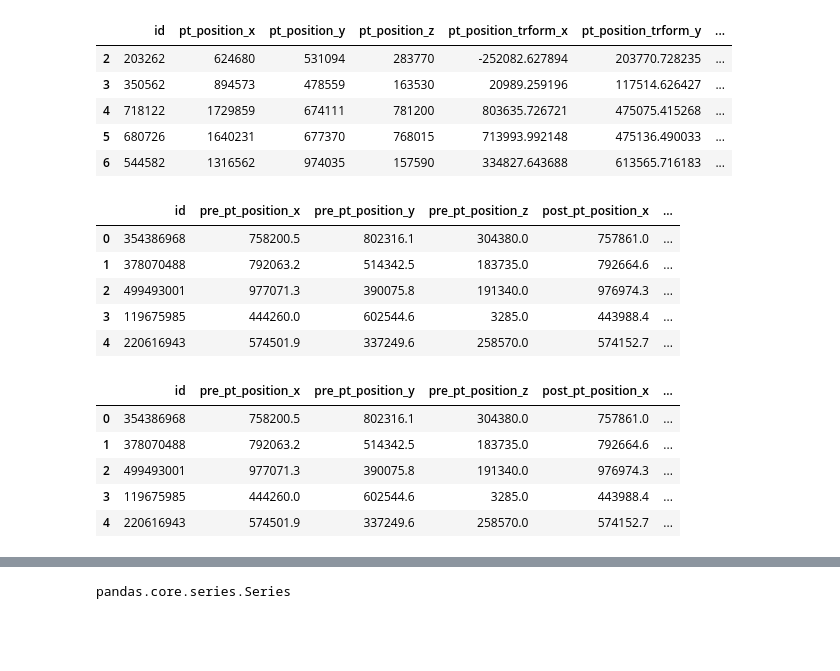
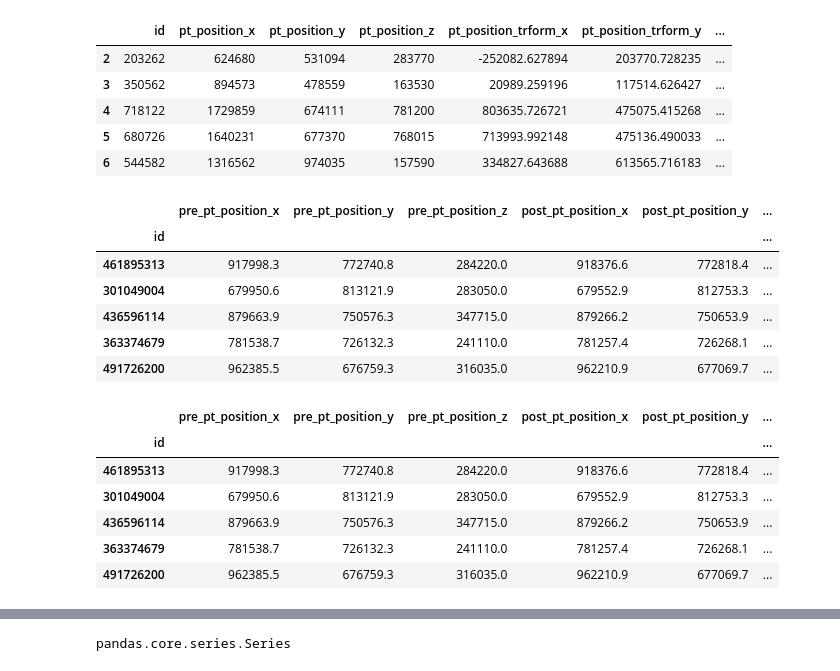
Before and after one commit to timkimd/connectomics, a Jupyter notebook: code/notebooks/grace_structure_final.ipynb, the cells around one changed output, grey strips where cells are left out. Cells and saved outputs as stored; diff of their text form; code cells hidden in the pictures; blank space fills up the shorter version.

```diff
--- a/code/notebooks/grace_structure_final.ipynb
+++ b/code/notebooks/grace_structure_final.ipynb
@@ -58,0 +64,10 @@ from data_io import _get_data_dir
+# %%
+# Loads cells with axon and dendrite proofreading
+dendrite_proof_root_ids = np.load(
+    pjoin(data_dir, f"proofread_dendrite_list_{mat_version}.npy")
+)
+axon_proof_root_ids = np.load(pjoin(data_dir, f"proofread_axon_list_{mat_version}.npy"))
+
+proofread_ids = np.intersect1d(dendrite_proof_root_ids, axon_proof_root_ids)
+
+proofread_ids
@@ -81,0 +102,11 @@ layer_bounds = [
+# %%
+# filter synapses between proofread cells
+
+proof_syn_df = filter_synapse_table(syn_df, proofread_ids, proofread_ids)
+
+# we're going to copy proof_syn_df to avoid modifying the original DataFrame -
+# pandas will often yell at you if you try to modify a DataFrame that is a view of
+# another DataFrame
+proof_syn_df = proof_syn_df.copy()
+
+proof_syn_df.head()
@@ -82 +121,15 @@ layer_bounds = [
+# %%
+# Mark proofread neurons in the synapse dataframe so we can filter out everything else for connectivity analysis
+proof_syn_df["pre_proofread"] = proof_syn_df["pre_pt_root_id"].isin(proofread_ids)
+proof_syn_df["post_proofread"] = proof_syn_df["post_pt_root_id"].isin(proofread_ids)
+
+# These are approximate depth values in post-transformed microns for the pial surface, L1-L2/3 border, L2/3-L4 border, etc. down to the L6-wm border.
+layer_bounds = [
+    -15,
+    91,
+    261,
+    391,
+    537,
+    753,
+]
 # %%
@@ -109,18 +165,19 @@ ct_df.head(5)
 | 6 | 544582 | 1316562 | 974035 | 157590 | 334827.643688 | 613565.716183 | ... |
 # %%
 # Add the synapse depth in consistent coordinates
-syn_df["synapse_depth"] = v1dd_ds.transform_nm.apply_dataframe(
-    "ctr_pt_position", syn_df, projection="y"
+proof_syn_df["synapse_depth"] = v1dd_ds.transform_nm.apply_dataframe(
+    "ctr_pt_position", proof_syn_df, projection="y"
 )
 
-syn_df.head(5)
+proof_syn_df.head(5)
 # %% [output]
-|  | id | pre_pt_position_x | pre_pt_position_y | pre_pt_position_z | post_pt_position_x | ... |
-| 0 | 354386968 | 758200.5 | 802316.1 | 304380.0 | 757861.0 | ... |
-| 1 | 378070488 | 792063.2 | 514342.5 | 183735.0 | 792664.6 | ... |
-| 2 | 499493001 | 977071.3 | 390075.8 | 191340.0 | 976974.3 | ... |
-| 3 | 119675985 | 444260.0 | 602544.6 | 3285.0 | 443988.4 | ... |
-| 4 | 220616943 | 574501.9 | 337249.6 | 258570.0 | 574152.7 | ... |
+|  | pre_pt_position_x | pre_pt_position_y | pre_pt_position_z | post_pt_position_x | post_pt_position_y | ... |
+| id |  |  |  |  |  | ... |
+| 461895313 | 917998.3 | 772740.8 | 284220.0 | 918376.6 | 772818.4 | ... |
+| 301049004 | 679950.6 | 813121.9 | 283050.0 | 679552.9 | 812753.3 | ... |
+| 436596114 | 879663.9 | 750576.3 | 347715.0 | 879266.2 | 750653.9 | ... |
+| 363374679 | 781538.7 | 726132.3 | 241110.0 | 781257.4 | 726268.1 | ... |
+| 491726200 | 962385.5 | 676759.3 | 316035.0 | 962210.9 | 677069.7 | ... |
 # %%
 # add the postsynaptic euclidean distance from the presynaptic cell/neuron
 
@@ -176,15 +233,16 @@ def calculate_euclidean_distance(df, x1_col, y1_col, z1_col, x2_col, y2_col, z2_
     return df
 # %%
 # copy the synapses dataframe
-syn_df_ecldn = syn_df.copy()
+syn_df_ecldn = proof_syn_df.copy()
 syn_df_ecldn.head(5)
 # %% [output]
-|  | id | pre_pt_position_x | pre_pt_position_y | pre_pt_position_z | post_pt_position_x | ... |
-| 0 | 354386968 | 758200.5 | 802316.1 | 304380.0 | 757861.0 | ... |
-| 1 | 378070488 | 792063.2 | 514342.5 | 183735.0 | 792664.6 | ... |
-| 2 | 499493001 | 977071.3 | 390075.8 | 191340.0 | 976974.3 | ... |
-| 3 | 119675985 | 444260.0 | 602544.6 | 3285.0 | 443988.4 | ... |
-| 4 | 220616943 | 574501.9 | 337249.6 | 258570.0 | 574152.7 | ... |
+|  | pre_pt_position_x | pre_pt_position_y | pre_pt_position_z | post_pt_position_x | post_pt_position_y | ... |
+| id |  |  |  |  |  | ... |
+| 461895313 | 917998.3 | 772740.8 | 284220.0 | 918376.6 | 772818.4 | ... |
+| 301049004 | 679950.6 | 813121.9 | 283050.0 | 679552.9 | 812753.3 | ... |
+| 436596114 | 879663.9 | 750576.3 | 347715.0 | 879266.2 | 750653.9 | ... |
+| 363374679 | 781538.7 | 726132.3 | 241110.0 | 781257.4 | 726268.1 | ... |
+| 491726200 | 962385.5 | 676759.3 | 316035.0 | 962210.9 | 677069.7 | ... |
 # %%
 # compute the euclidean distance for each post_pt_root_id
 syn_df_ecldn = calculate_euclidean_distance(syn_df_ecldn, x1_col ='post_pt_position_x', y1_col ='post_pt_position_y', z1_col='post_pt_position_z',
```
Also changed, not shown: parts of 30 cells of this notebook.
